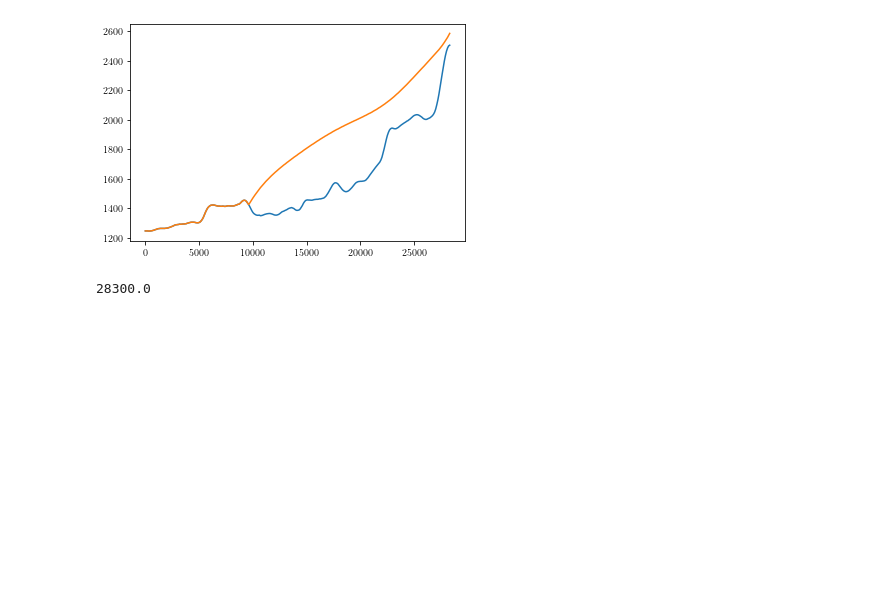
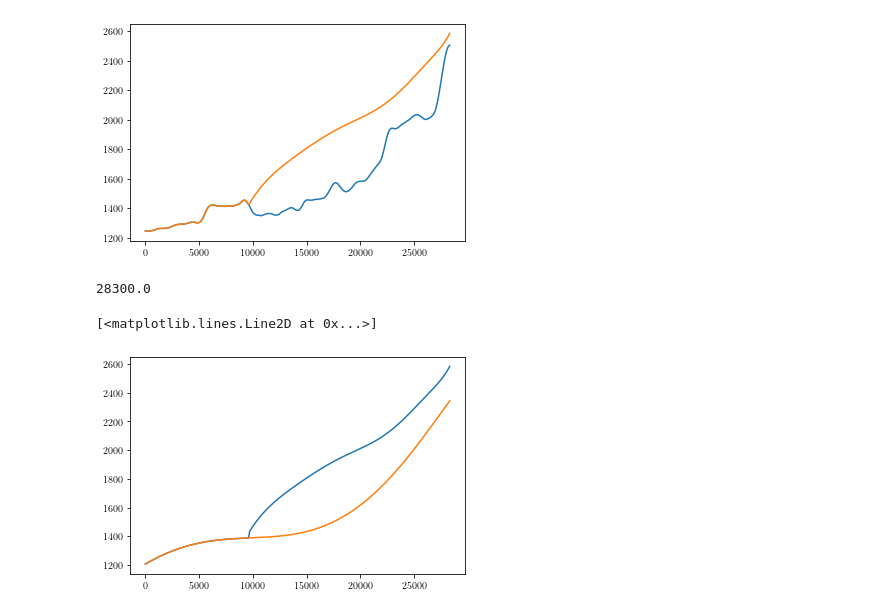
Before and after one commit to andrewdnolan/Harmonic_Beds, a Jupyter notebook: Notebooks/01.SS_preprocessing.ipynb, the cells around one changed output. Cells and saved outputs as stored; diff of their text form; code cells hidden in the pictures; blank space fills up the shorter version.

```diff
--- a/Notebooks/01.SS_preprocessing.ipynb
+++ b/Notebooks/01.SS_preprocessing.ipynb
@@ -260,3 +260,13 @@ plt.plot(np.loadtxt('../Data/Topography/REF_SurfTopo.dat')[:,0],
 np.loadtxt('../Data/Topography/REF_SurfTopo.dat')[-1,0]
 # %% [output]
 28300.0
+# %%
+bb_smooth = np.polyval(np.polyfit(xx, bb, 5), xx)
+ss_smooth = ss.copy()
+ss_smooth[~surf_mask] = bb_smooth[~surf_mask]
+
+plt.plot(xx, ss_smooth)
+plt.plot(xx, bb_smooth)
+# %% [output]
+[<matplotlib.lines.Line2D at 0x...>]
+[figure, added]
```
Also changed, not shown: parts of 2 cells of this notebook, 56 other files.
